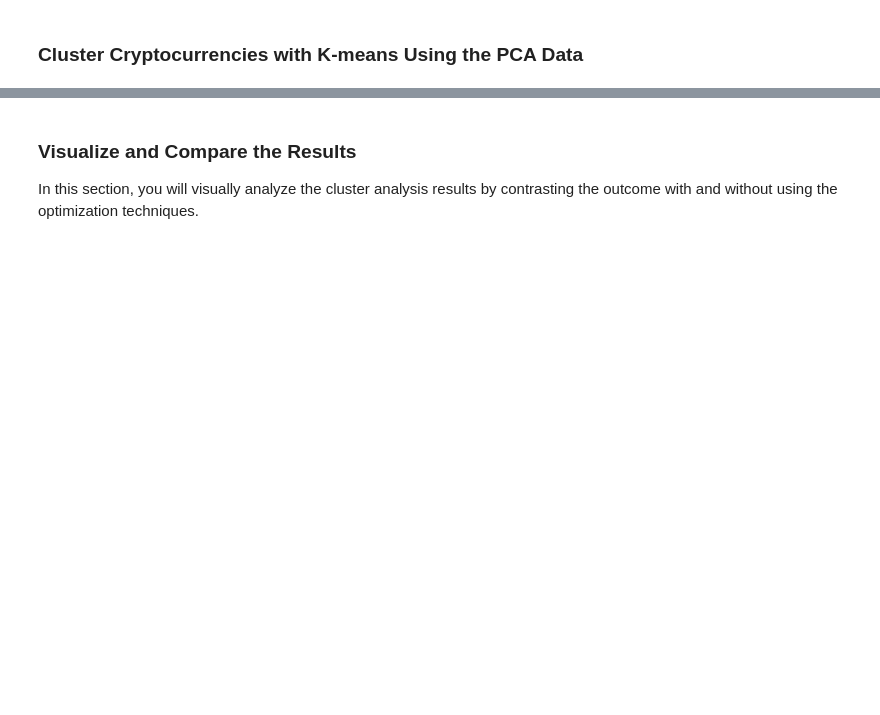
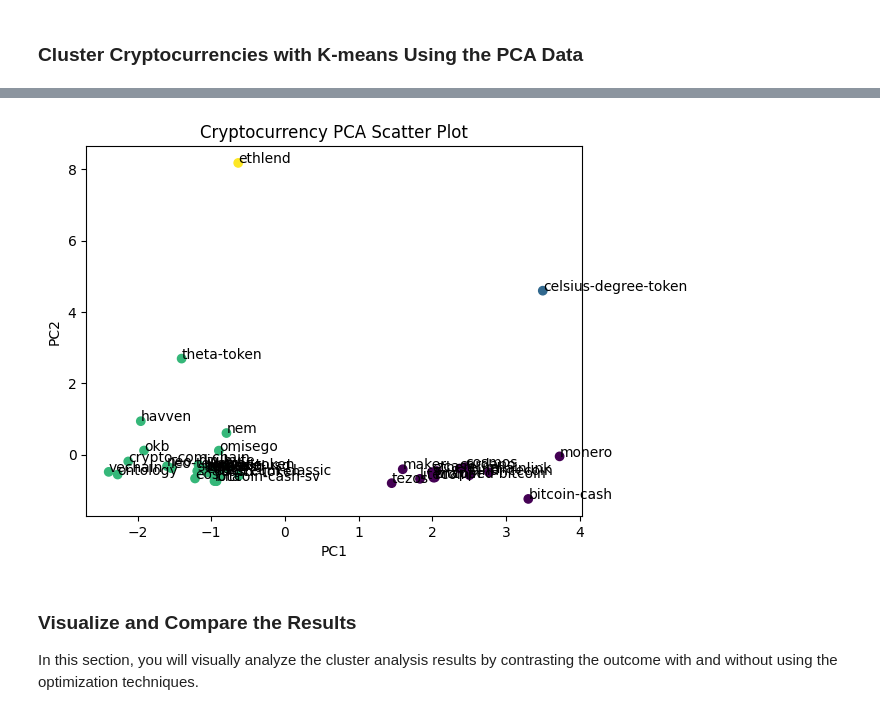
Before and after one commit to MaisieDeGraaf/CryptoClustering, a Jupyter notebook: Crypto_Clustering.ipynb, the cells around one changed output, grey strips where cells are left out. Cells and saved outputs as stored; diff of their text form; code cells hidden in the pictures; blank space fills up the shorter version.

```diff
--- a/Crypto_Clustering.ipynb
+++ b/Crypto_Clustering.ipynb
@@ -347,5 +368,6 @@ print(inertia_values)
 ### Cluster Cryptocurrencies with K-means Using the PCA Data
 # %%
 # Initialize the K-Means model using the best value for k
+model = KMeans(n_clusters=4, random_state=0)
 # %%
 # Fit the K-Means model using the PCA data
@@ -356,8 +385,9 @@ print(inertia_values)
 # %%
 # Create a copy of the DataFrame with the PCA data
-
+crypto_pca_prediction_df = crypto_pca_df.copy()
 
 # Add a new column to the DataFrame with the predicted clusters
 
-
+crypto_pca_prediction_df["PCA_segments"] = k_4
 # Display sample data
+crypto_pca_prediction_df.sample(10)
@@ -364,9 +407,25 @@ print(inertia_values)
 # %%
 # Create a scatter plot using hvPlot by setting
 # `x="PC1"` and `y="PC2"`.
 # Color the graph points with the labels found using K-Means and
 # add the crypto name in the `hover_cols` parameter to identify
 # the cryptocurrency represented by each data point.
+plt.scatter(crypto_pca_prediction_df['PC1'],
+            crypto_pca_prediction_df['PC2'],
+            c=crypto_pca_prediction_df['PCA_segments'])
+for i, row in crypto_pca_prediction_df.iterrows():
+    plt.annotate(row.name, (row['PC1'], row['PC2']))
+
+
+# Set labels and title
+plt.xlabel('PC1')
+plt.ylabel('PC2')
+plt.title('Cryptocurrency PCA Scatter Plot')
+
+# Show the plot
+plt.show()
+# %% [output]
+[figure, added]
 # %% [markdown]
 ### Visualize and Compare the Results
 
```
Also changed, not shown: parts of 17 cells of this notebook.
